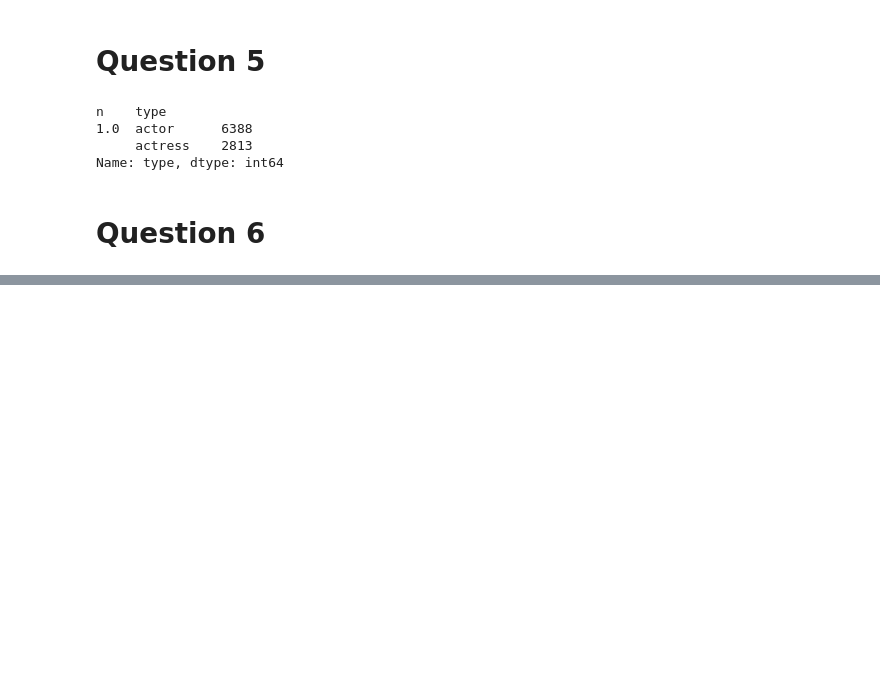
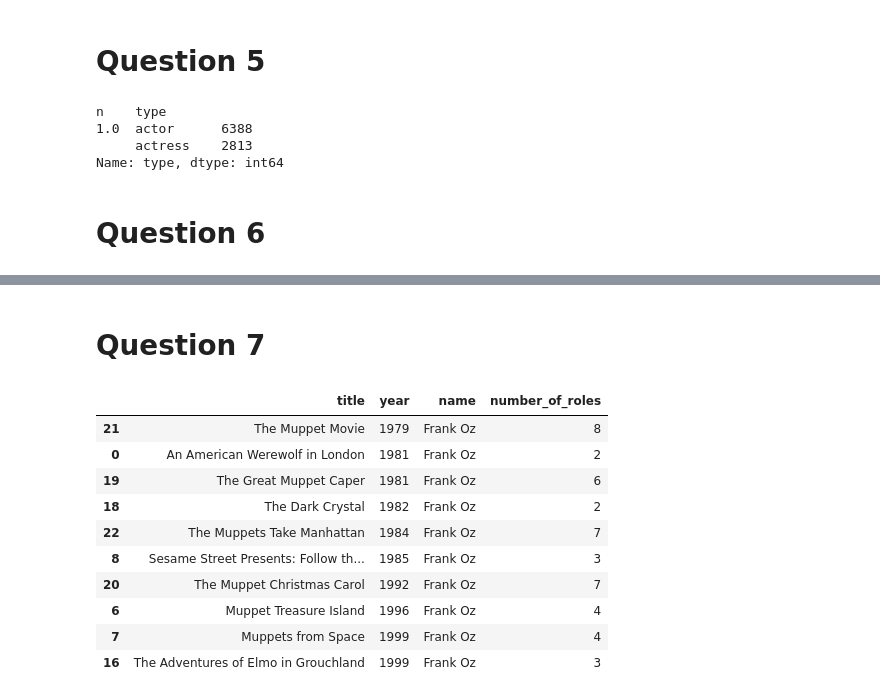
Before and after one commit to EitanKats/data-science-project-sem-a, a Jupyter notebook: Programming-section-notebook.ipynb, the cells around one changed output, grey strips where cells are left out. Cells and saved outputs as stored; diff of their text form; code cells hidden in the pictures; blank space fills up the shorter version.

Commit message:
finished question 7 + a bit of changes to the probability notebook

```diff
--- a/Programming-section-notebook.ipynb
+++ b/Programming-section-notebook.ipynb
@@ -140,0 +140,22 @@ roles_per_actor_frame.sort_values(by=['roles'],ascending=False).head(10).plot.ba
+# %% [markdown]
+# Question 7
+# %%
+filtered_to_frank = cast_df.loc[cast_df["name"]=="Frank Oz"]
+
+grouped_frank_films = filtered_to_frank.groupby(["title", "year"])["name"].value_counts().to_frame()
+
+roles_per_film = grouped_frank_films.rename(columns={'name':'number_of_roles','year':'movie_year', "title":"movie_title"}).reset_index()
+
+roles_per_film.loc[roles_per_film["number_of_roles"] >1].sort_values(by=['year'])
+# %% [output]
+|  | title | year | name | number_of_roles |
+| 21 | The Muppet Movie | 1979 | Frank Oz | 8 |
+| 0 | An American Werewolf in London | 1981 | Frank Oz | 2 |
+| 19 | The Great Muppet Caper | 1981 | Frank Oz | 6 |
+| 18 | The Dark Crystal | 1982 | Frank Oz | 2 |
+| 22 | The Muppets Take Manhattan | 1984 | Frank Oz | 7 |
+| 8 | Sesame Street Presents: Follow th... | 1985 | Frank Oz | 3 |
+| 20 | The Muppet Christmas Carol | 1992 | Frank Oz | 7 |
+| 6 | Muppet Treasure Island | 1996 | Frank Oz | 4 |
+| 7 | Muppets from Space | 1999 | Frank Oz | 4 |
+| 16 | The Adventures of Elmo in Grouchland | 1999 | Frank Oz | 3 |
```
Also changed, not shown: parts of 3 cells of this notebook, 1 other file.
